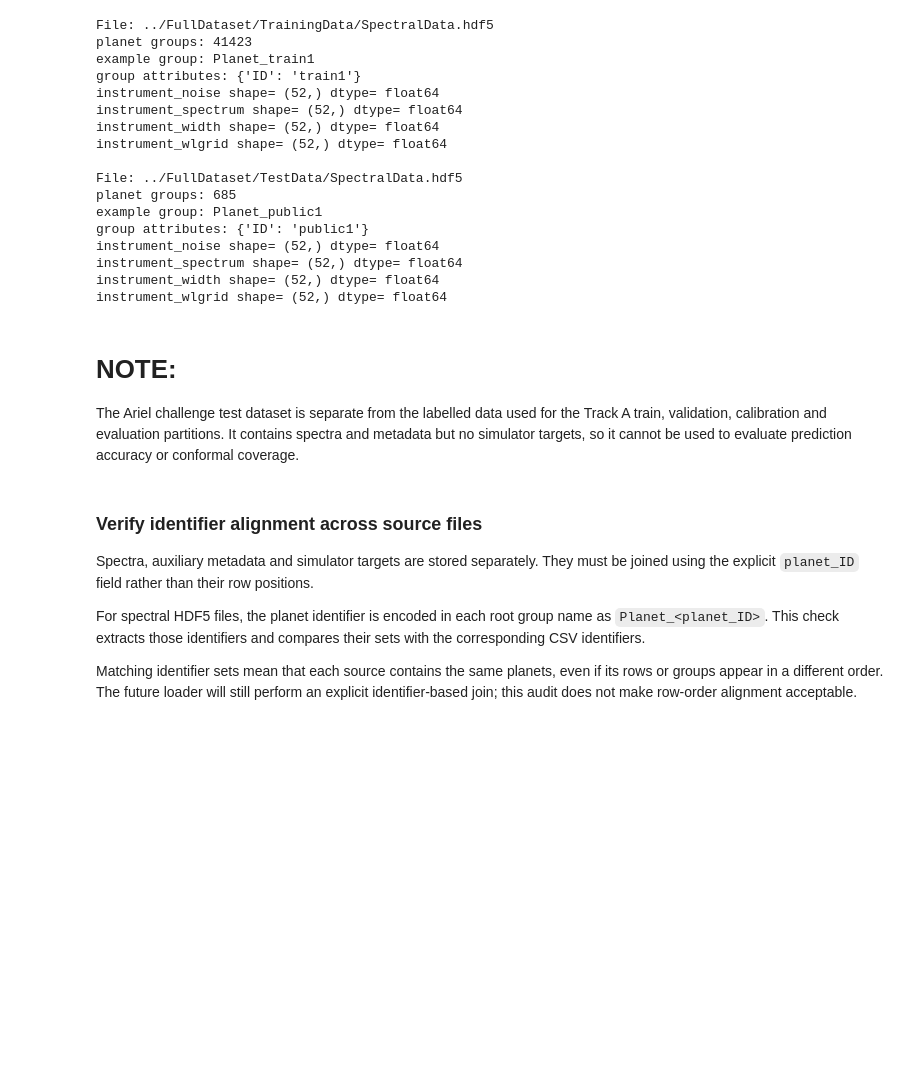
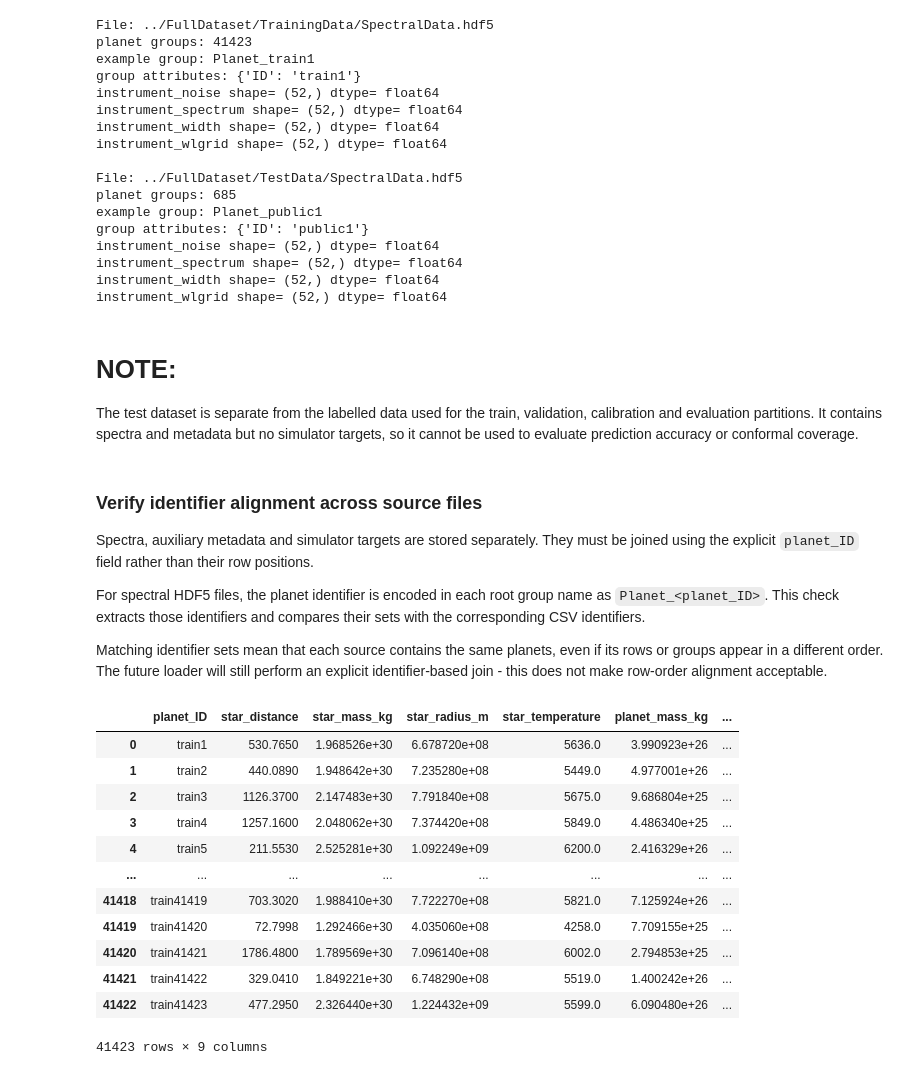
Before and after one commit to ajf12327/ADC2023-baseline, a Jupyter notebook: notebooks/01_data_EDA.ipynb, the cells around one changed output. Drawn from its saved outputs; the diff is of its cells as text; code cells hidden in the pictures; blank space fills up the shorter version.

```diff
--- a/notebooks/01_data_EDA.ipynb
+++ b/notebooks/01_data_EDA.ipynb
@@ -137,8 +152,8 @@ instrument_wlgrid shape= (52,) dtype= float64
 # %% [markdown]
 # NOTE:
 
-The Ariel challenge test dataset is separate from the labelled data used for
-the Track A train, validation, calibration and evaluation partitions. It
+The test dataset is separate from the labelled data used for
+the train, validation, calibration and evaluation partitions. It
 contains spectra and metadata but no simulator targets, so it cannot be used
 to evaluate prediction accuracy or conformal coverage.
 # %% [markdown]
@@ -154,5 +169,21 @@ their sets with the corresponding CSV identifiers.
 
 Matching identifier sets mean that each source contains the same planets, even
 if its rows or groups appear in a different order. The future loader will still
-perform an explicit identifier-based join; this audit does not make row-order
+perform an explicit identifier-based join - this does not make row-order
 alignment acceptable.
+# %%
+train_aux
+# %% [output]
+|  | planet_ID | star_distance | star_mass_kg | star_radius_m | star_temperature | planet_mass_kg | ... |
+| 0 | train1 | 530.7650 | 1.968526e+30 | 6.678720e+08 | 5636.0 | 3.990923e+26 | ... |
+| 1 | train2 | 440.0890 | 1.948642e+30 | 7.235280e+08 | 5449.0 | 4.977001e+26 | ... |
+| 2 | train3 | 1126.3700 | 2.147483e+30 | 7.791840e+08 | 5675.0 | 9.686804e+25 | ... |
+| 3 | train4 | 1257.1600 | 2.048062e+30 | 7.374420e+08 | 5849.0 | 4.486340e+25 | ... |
+| 4 | train5 | 211.5530 | 2.525281e+30 | 1.092249e+09 | 6200.0 | 2.416329e+26 | ... |
+| ... | ... | ... | ... | ... | ... | ... | ... |
+| 41418 | train41419 | 703.3020 | 1.988410e+30 | 7.722270e+08 | 5821.0 | 7.125924e+26 | ... |
+| 41419 | train41420 | 72.7998 | 1.292466e+30 | 4.035060e+08 | 4258.0 | 7.709155e+25 | ... |
+| 41420 | train41421 | 1786.4800 | 1.789569e+30 | 7.096140e+08 | 6002.0 | 2.794853e+25 | ... |
+| 41421 | train41422 | 329.0410 | 1.849221e+30 | 6.748290e+08 | 5519.0 | 1.400242e+26 | ... |
+| 41422 | train41423 | 477.2950 | 2.326440e+30 | 1.224432e+09 | 5599.0 | 6.090480e+26 | ... |
+41423 rows × 9 columns
```
Also changed, not shown: parts of 10 cells of this notebook.
